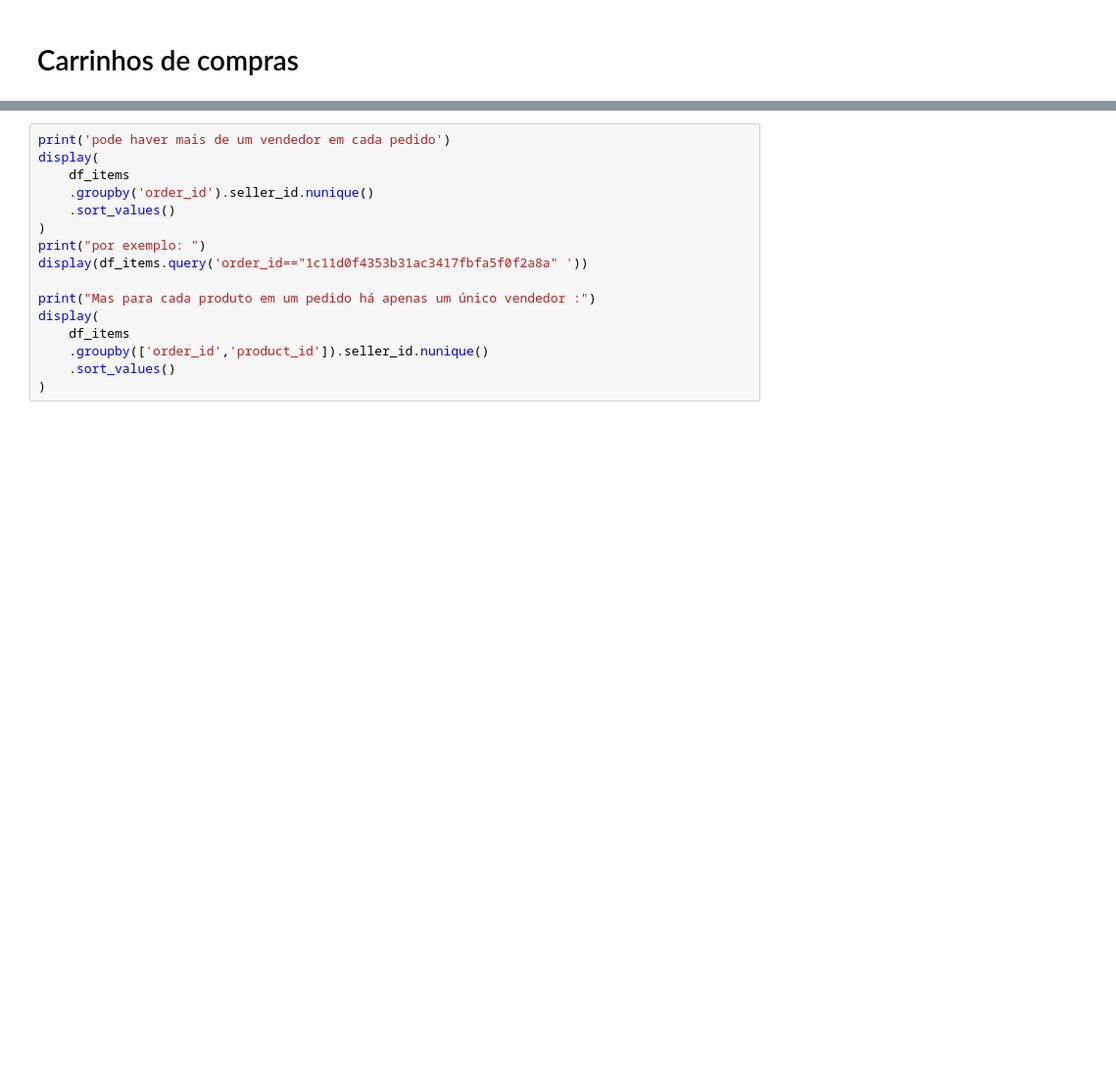
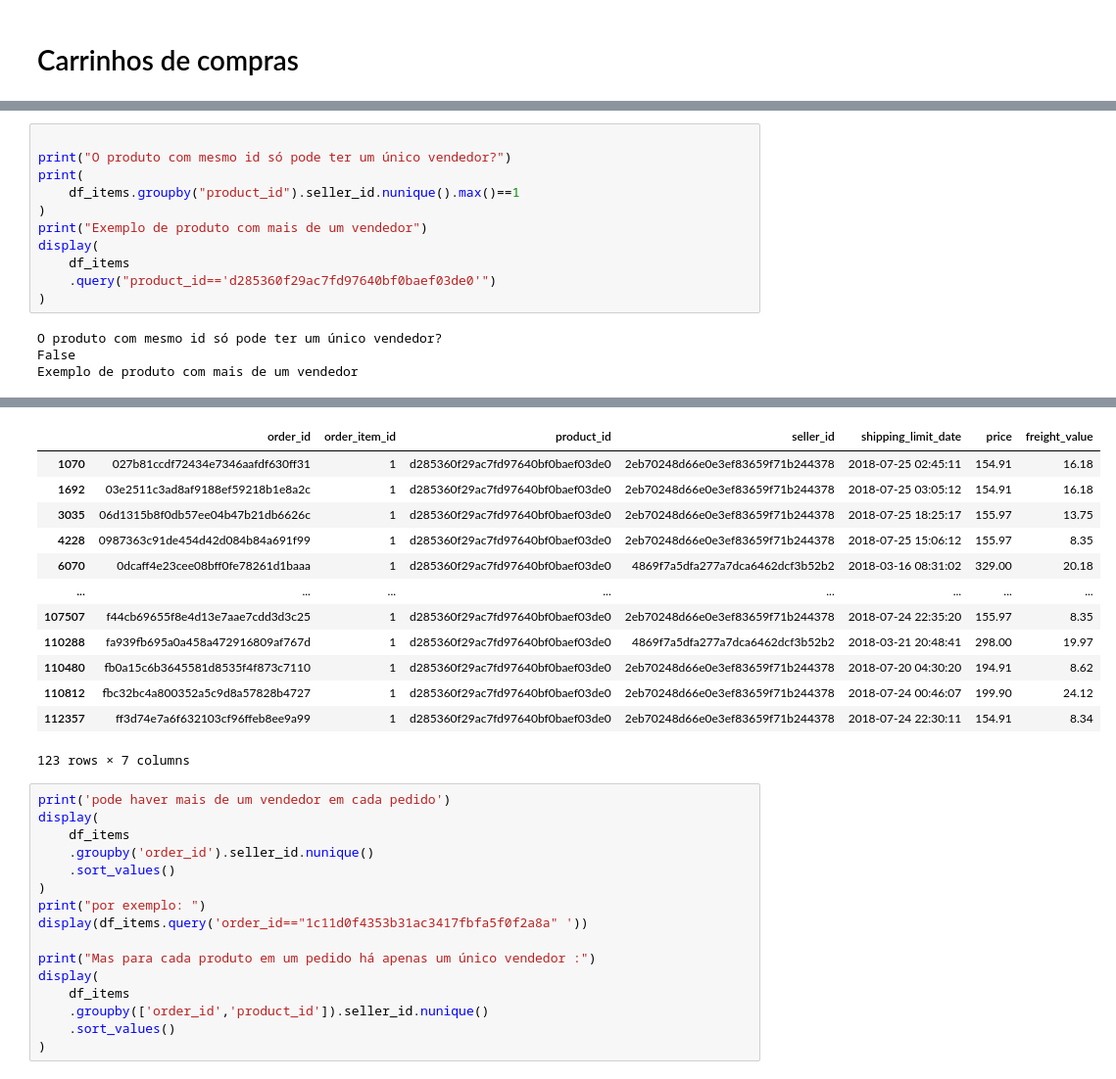
Before and after one commit to BrunoRammon/olist_project, a Jupyter notebook: notebooks/EDA_datasets.ipynb, the cells around one changed output, grey strips where cells are left out. Shown at 98% size. Saved outputs shown, nothing was run; the diff lists cells and outputs as text; blank space fills up the shorter version.

```diff
--- a/notebooks/EDA_datasets.ipynb
+++ b/notebooks/EDA_datasets.ipynb
@@ -154,0 +339,15 @@ Name: count, Length: 98673, dtype: int64
+# %%
+
+print("O produto com mesmo id só pode ter um único vendedor?")
+print(
+    df_items.groupby("product_id").seller_id.nunique().max()==1
+)
+print("Exemplo de produto com mais de um vendedor")
+display(
+    df_items
+    .query("product_id=='d285360f29ac7fd97640bf0baef03de0'")
+)
+# %% [output]
+O produto com mesmo id só pode ter um único vendedor?
+False
+Exemplo de produto com mais de um vendedor
@@ -155,3 +355,16 @@ Name: count, Length: 98673, dtype: int64
+|  | order_id | order_item_id | product_id | seller_id | shipping_limit_date | price | freight_value |
+| 1070 | 027b81ccdf72434e7346aafdf630ff31 | 1 | d285360f29ac7fd97640bf0baef03de0 | 2eb70248d66e0e3ef83659f71b244378 | 2018-07-25 02:45:11 | 154.91 | 16.18 |
+| 1692 | 03e2511c3ad8af9188ef59218b1e8a2c | 1 | d285360f29ac7fd97640bf0baef03de0 | 2eb70248d66e0e3ef83659f71b244378 | 2018-07-25 03:05:12 | 154.91 | 16.18 |
+| 3035 | 06d1315b8f0db57ee04b47b21db6626c | 1 | d285360f29ac7fd97640bf0baef03de0 | 2eb70248d66e0e3ef83659f71b244378 | 2018-07-25 18:25:17 | 155.97 | 13.75 |
+| 4228 | 0987363c91de454d42d084b84a691f99 | 1 | d285360f29ac7fd97640bf0baef03de0 | 2eb70248d66e0e3ef83659f71b244378 | 2018-07-25 15:06:12 | 155.97 | 8.35 |
+| 6070 | 0dcaff4e23cee08bff0fe78261d1baaa | 1 | d285360f29ac7fd97640bf0baef03de0 | 4869f7a5dfa277a7dca6462dcf3b52b2 | 2018-03-16 08:31:02 | 329.00 | 20.18 |
+| ... | ... | ... | ... | ... | ... | ... | ... |
+| 107507 | f44cb69655f8e4d13e7aae7cdd3d3c25 | 1 | d285360f29ac7fd97640bf0baef03de0 | 2eb70248d66e0e3ef83659f71b244378 | 2018-07-24 22:35:20 | 155.97 | 8.35 |
+| 110288 | fa939fb695a0a458a472916809af767d | 1 | d285360f29ac7fd97640bf0baef03de0 | 4869f7a5dfa277a7dca6462dcf3b52b2 | 2018-03-21 20:48:41 | 298.00 | 19.97 |
+| 110480 | fb0a15c6b3645581d8535f4f873c7110 | 1 | d285360f29ac7fd97640bf0baef03de0 | 2eb70248d66e0e3ef83659f71b244378 | 2018-07-20 04:30:20 | 194.91 | 8.62 |
+| 110812 | fbc32bc4a800352a5c9d8a57828b4727 | 1 | d285360f29ac7fd97640bf0baef03de0 | 2eb70248d66e0e3ef83659f71b244378 | 2018-07-24 00:46:07 | 199.90 | 24.12 |
+| 112357 | ff3d74e7a6f632103cf96ffeb8ee9a99 | 1 | d285360f29ac7fd97640bf0baef03de0 | 2eb70248d66e0e3ef83659f71b244378 | 2018-07-24 22:30:11 | 154.91 | 8.34 |
+123 rows × 7 columns
 # %%
 print('pode haver mais de um vendedor em cada pedido')
 display(
```
Also changed, not shown: parts of 34 cells of this notebook, 3 other files.
